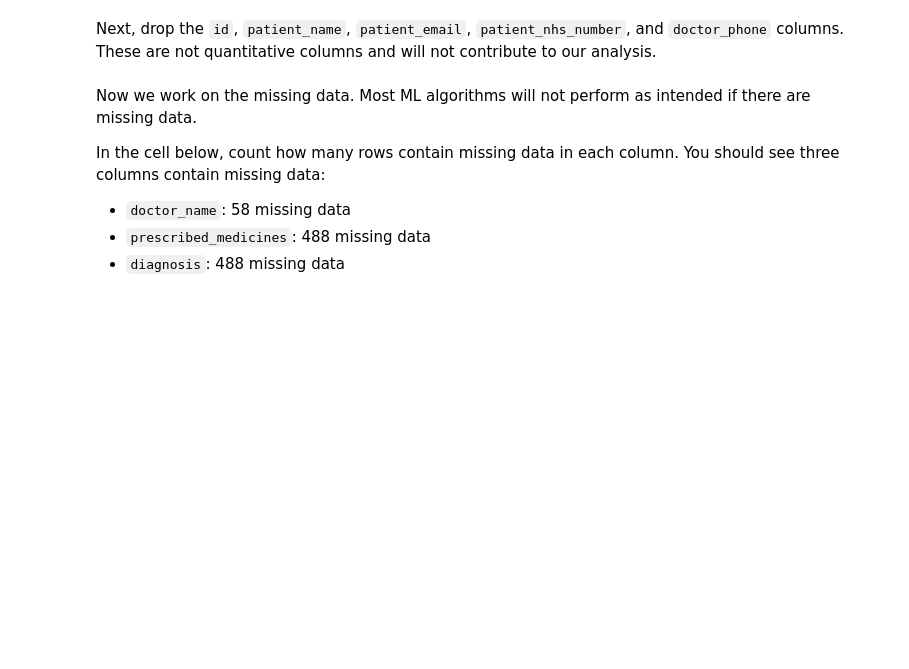
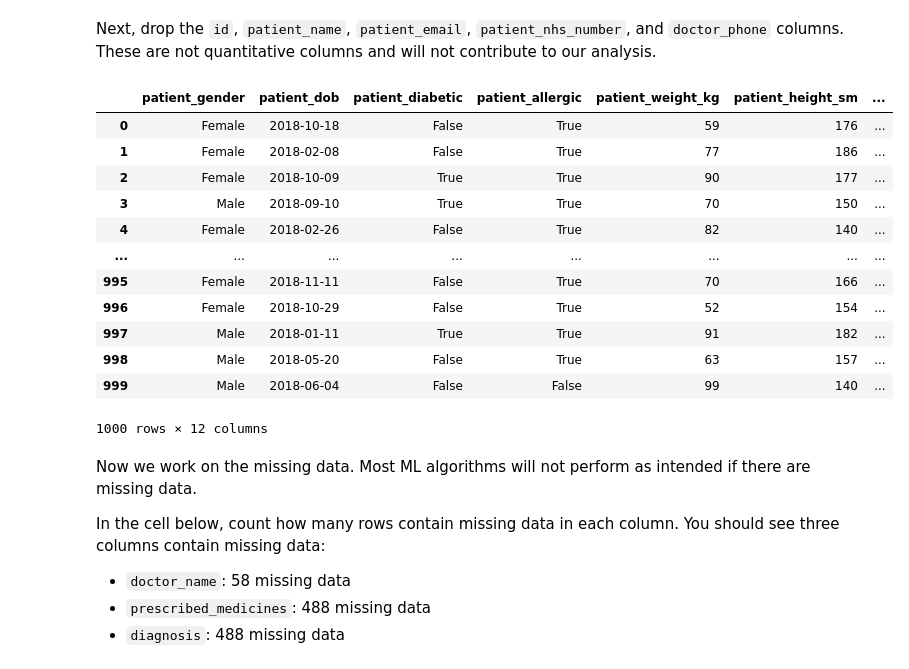
Before and after one commit to ironhack-datalabs/dataV2-labs, a Jupyter notebook: module-3/Unsupervised-Sklearn/your-code/main.ipynb, the cells around one changed output. Cells and saved outputs as stored; diff of their text form; code cells hidden in the pictures; blank space fills up the shorter version.

```diff
--- a/module-3/Unsupervised-Sklearn/your-code/main.ipynb
+++ b/module-3/Unsupervised-Sklearn/your-code/main.ipynb
@@ -85,6 +191,8 @@ You now know the data object is a 2-dimensional array in which there are 178 row
 # Challenge 3 - Load and Explore an External Dataset
 
 We will now load an external dataset using Pandas and use scikit learn to explore the data. In this portion of the lab, we will use a [patient dataset from Kaggle](https://www.kaggle.com/miles99/patient-admission-dataset-for-learning-data-mining).
+# %%
+data = pd.read_csv('/Users/erinberardi/Desktop/GitHub/dataV2-labs/module-3/Unsupervised-Sklearn/data/patient-admission-dataset-for-learning-data-mining.csv')
 # %% [markdown]
 In the next cell, print the first five rows of the data using the `head()` function.
 # %%
@@ -99,3 +235,6 @@ Next, print the column types and check which columns have been misclassified by
 First, transform the `patient_dob` and `appointment_date` columns to datetime using the `pd.to_datetime` function.
 # %%
 # Your code here:
+data['appointment_date']=pd.to_datetime(data['appointment_date'])
+# %%
+data['patient_dob']=pd.to_datetime(data['patient_dob'])
@@ -102,5 +262,22 @@ First, transform the `patient_dob` and `appointment_date` columns to datetime us
 # %% [markdown]
 Next, drop the `id`, `patient_name`, `patient_email`, `patient_nhs_number`, and `doctor_phone` columns. These are not quantitative columns and will not contribute to our analysis.
+# %%
+data=data.drop(data[['id','patient_name','patient_email','patient_nhs_number','doctor_phone']],axis=1)
+data
+# %% [output]
+|  | patient_gender | patient_dob | patient_diabetic | patient_allergic | patient_weight_kg | patient_height_sm | ... |
+| 0 | Female | 2018-10-18 | False | True | 59 | 176 | ... |
+| 1 | Female | 2018-02-08 | False | True | 77 | 186 | ... |
+| 2 | Female | 2018-10-09 | True | True | 90 | 177 | ... |
+| 3 | Male | 2018-09-10 | True | True | 70 | 150 | ... |
+| 4 | Female | 2018-02-26 | False | True | 82 | 140 | ... |
+| ... | ... | ... | ... | ... | ... | ... | ... |
+| 995 | Female | 2018-11-11 | False | True | 70 | 166 | ... |
+| 996 | Female | 2018-10-29 | False | True | 52 | 154 | ... |
+| 997 | Male | 2018-01-11 | True | True | 91 | 182 | ... |
+| 998 | Male | 2018-05-20 | False | True | 63 | 157 | ... |
+| 999 | Male | 2018-06-04 | False | False | 99 | 140 | ... |
+1000 rows × 12 columns
 # %%
 # Your code here:
 # %% [markdown]
```
Also changed, not shown: parts of 47 cells of this notebook, 4 other files.
